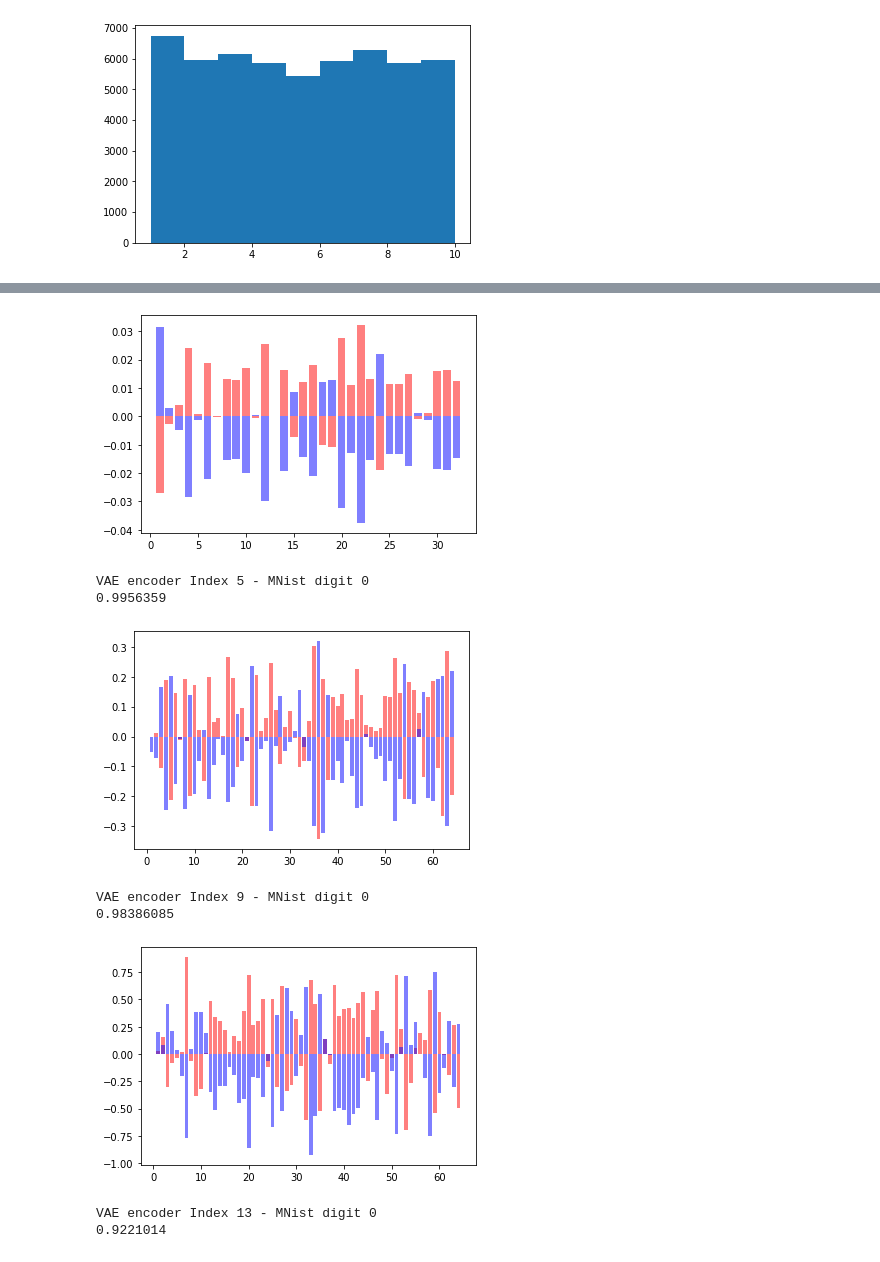
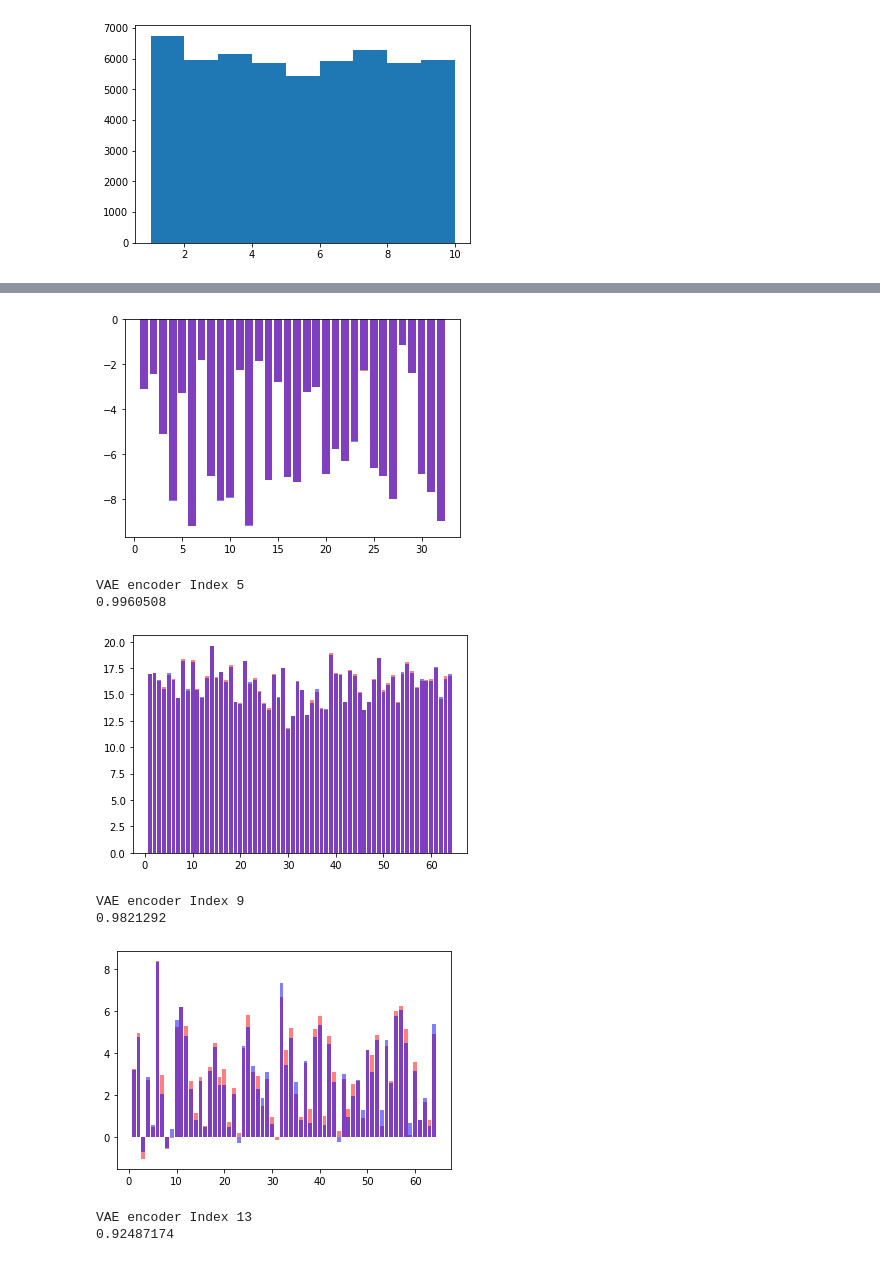
Before and after one commit to LeoIV/master-thesis-leonard, a Jupyter notebook: notebooks/results_14_04_2020.ipynb, the cells around one changed output, grey strips where cells are left out. Saved outputs shown, nothing was run; the diff lists cells and outputs as text; code cells hidden in the pictures.

```diff
--- a/notebooks/results_14_04_2020.ipynb
+++ b/notebooks/results_14_04_2020.ipynb
@@ -524,50 +374,39 @@ from utils.statistic import correlation_coefficient
 vae_encoder_idx = [1, 5, 9, 13]
 vlae_encoder_idx = [1, 4, 8, 12, 13, 14]
 
-for number in range(0, 10):
-    num_idxs = sklearn.utils.shuffle(np.where(y_train == number))[:1000]
-    nums, nums_128 = x_train[num_idxs], x_train_128[num_idxs]
-    num_data, num_data_128 = np.expand_dims(nums, -1), np.expand_dims(nums_128, -1)
 
-    for idx in vae_encoder_idx:
-        print("VAE encoder Index {} - MNist digit {}".format(idx, number))
-        gt_vae = feature_maps_of_layers(vae.encoder, vae_encoder_idx, np.expand_dims(sklearn.utils.shuffle(x_train_128)[:1000], -1))
+for idx in vae_encoder_idx:
+    print("VAE encoder Index {}".format(idx))
+    gt_vae = feature_maps_of_layers(vae.encoder, vae_encoder_idx, np.expand_dims(sklearn.utils.shuffle(x_train_128)[:1000], -1))
 
-        slant_vae = feature_maps_of_layers(vae.encoder, vae_encoder_idx, np.expand_dims(sklearn.utils.shuffle(high_slants_128)[:1000], -1))
+    slant_vae = feature_maps_of_layers(vae.encoder, vae_encoder_idx, np.expand_dims(sklearn.utils.shuffle(high_slants_128)[:1000], -1))
 
-        nums_vae = feature_maps_of_layers(vae.encoder, vae_encoder_idx, num_data_128)
+    gt_vae_sum_over_fm = np.mean(gt_vae[idx], axis=(1,2))
+    slant_vae_sum_over_fm = np.mean(slant_vae[idx], axis=(1,2))
 
-        gt_vae_sum_over_fm = np.mean(gt_vae[idx], axis=(1,2))
-        slant_vae_sum_over_fm = np.mean(slant_vae[idx], axis=(1,2))
-        nums_vae_sum_over_fm = np.mean(nums_vae[idx], axis=(1,2))
+    gt_vae_mean_over_samples = np.mean(gt_vae_sum_over_fm, axis=0)
+    slant_vae_mean_over_samples = np.mean(slant_vae_sum_over_fm, axis=0)
 
-        gt_vae_mean_over_samples = np.mean(gt_vae_sum_over_fm, axis=0)
-        slant_vae_mean_over_samples = np.mean(slant_vae_sum_over_fm, axis=0)
-        nums_vae_mean_over_samples = np.mean(nums_vae_sum_over_fm, axis=0)
+    print(correlation_coefficient(slant_vae_mean_over_samples,gt_vae_mean_over_samples))
 
-        print(correlation_coefficient(slant_vae_mean_over_samples,gt_vae_mean_over_samples))
+    #plt.bar(x=list(range(1,len(gt_mean_over_samples)+1)),height=gt_mean_over_samples, alpha=0.5, color='red')
+    plt.bar(x=list(range(1,len(slant_vae_mean_over_samples)+1)),height=slant_vae_mean_over_samples, alpha=0.5, color='red')
+    plt.bar(x=list(range(1,len(gt_vae_mean_over_samples)+1)),height=gt_vae_mean_over_samples, alpha=0.5, color='blue')
+    plt.show()
+for idx in vlae_encoder_idx:
+    print("VLAE encoder Index {}".format(idx))
+    gt_vlae = feature_maps_of_layers(vlae.encoder, vlae_encoder_idx, np.expand_dims(sklearn.utils.shuffle(x_train)[:1000], -1))
+    slant_vlae = feature_maps_of_layers(vlae.encoder, vlae_encoder_idx, np.expand_dims(sklearn.utils.shuffle(high_slants)[:1000], -1))
 
-        #plt.bar(x=list(range(1,len(gt_mean_over_samples)+1)),height=gt_mean_over_samples, alpha=0.5, color='red')
-        plt.bar(x=list(range(1,len(slant_vae_mean_over_samples)+1)),height=slant_vae_mean_over_samples-gt_vae_mean_over_samples, alpha=0.5, color='red')
-        plt.bar(x=list(range(1,len(nums_vae_mean_over_samples)+1)),height=nums_vae_mean_over_samples-gt_vae_mean_over_samples, alpha=0.5, color='blue')
-        plt.show()
-    for idx in vlae_encoder_idx:
-        print("VLAE encoder Index {} - MNist digit {}".format(idx, number))
-        gt_vlae = feature_maps_of_layers(vlae.encoder, vlae_encoder_idx, np.expand_dims(sklearn.utils.shuffle(x_train)[:1000], -1))
-        slant_vlae = feature_maps_of_layers(vlae.encoder, vlae_encoder_idx, np.expand_dims(sklearn.utils.shuffle(high_slants)[:1000], -1))
-        nums_vlae = feature_maps_of_layers(vlae.encoder, vlae_encoder_idx, num_data)
+    gt_vlae_sum_over_fm = np.mean(gt_vlae[idx], axis=(1,2))
+    slant_vlae_sum_over_fm = np.mean(slant_vlae[idx], axis=(1,2))
 
-        gt_vlae_sum_over_fm = np.mean(gt_vlae[idx], axis=(1,2))
-        slant_vlae_sum_over_fm = np.mean(slant_vlae[idx], axis=(1,2))
-        nums_vlae_sum_over_fm = np.mean(nums_vlae[idx], axis=(1,2))
+    gt_vlae_mean_over_samples = np.mean(gt_vlae_sum_over_fm, axis=0)
+    slant_vlae_mean_over_samples = np.mean(slant_vlae_sum_over_fm, axis=0)
 
-        gt_vlae_mean_over_samples = np.mean(gt_vlae_sum_over_fm, axis=0)
-        slant_vlae_mean_over_samples = np.mean(slant_vlae_sum_over_fm, axis=0)
-        nums_vlae_mean_over_samples = np.mean(nums_vlae_sum_over_fm, axis=0)
+    print(correlation_coefficient(slant_vlae_mean_over_samples,gt_vlae_mean_over_samples))
 
-        print(correlation_coefficient(slant_vlae_mean_over_samples,gt_vlae_mean_over_samples))
-
-        plt.bar(x=list(range(1,len(slant_vlae_mean_over_samples)+1)),height=slant_vlae_mean_over_samples-gt_vlae_mean_over_samples, alpha=0.5, color='red')
-        plt.bar(x=list(range(1,len(nums_vlae_mean_over_samples)+1)),height=nums_vlae_mean_over_samples-gt_vlae_mean_over_samples, alpha=0.5, color='blue')
-        plt.show()
+    plt.bar(x=list(range(1,len(slant_vlae_mean_over_samples)+1)),height=slant_vlae_mean_over_samples, alpha=0.5, color='red')
+    plt.bar(x=list(range(1,len(gt_vlae_mean_over_samples)+1)),height=gt_vlae_mean_over_samples, alpha=0.5, color='blue')
+    plt.show()
 # %% [output]
@@ -576,9 +415,9 @@ VAE encoder Index 1 - MNist digit 0
-[figure, old version]
+[figure, new version]
-VAE encoder Index 5 - MNist digit 0
-0.9956359
+VAE encoder Index 5
+0.9960508
-[figure, old version]
+[figure, new version]
-VAE encoder Index 9 - MNist digit 0
-0.98386085
+VAE encoder Index 9
+0.9821292
-[figure, old version]
+[figure, new version]
-VAE encoder Index 13 - MNist digit 0
-0.9221014
+VAE encoder Index 13
+0.92487174
```
Also changed, not shown: parts of 12 cells of this notebook, 9 other files.
